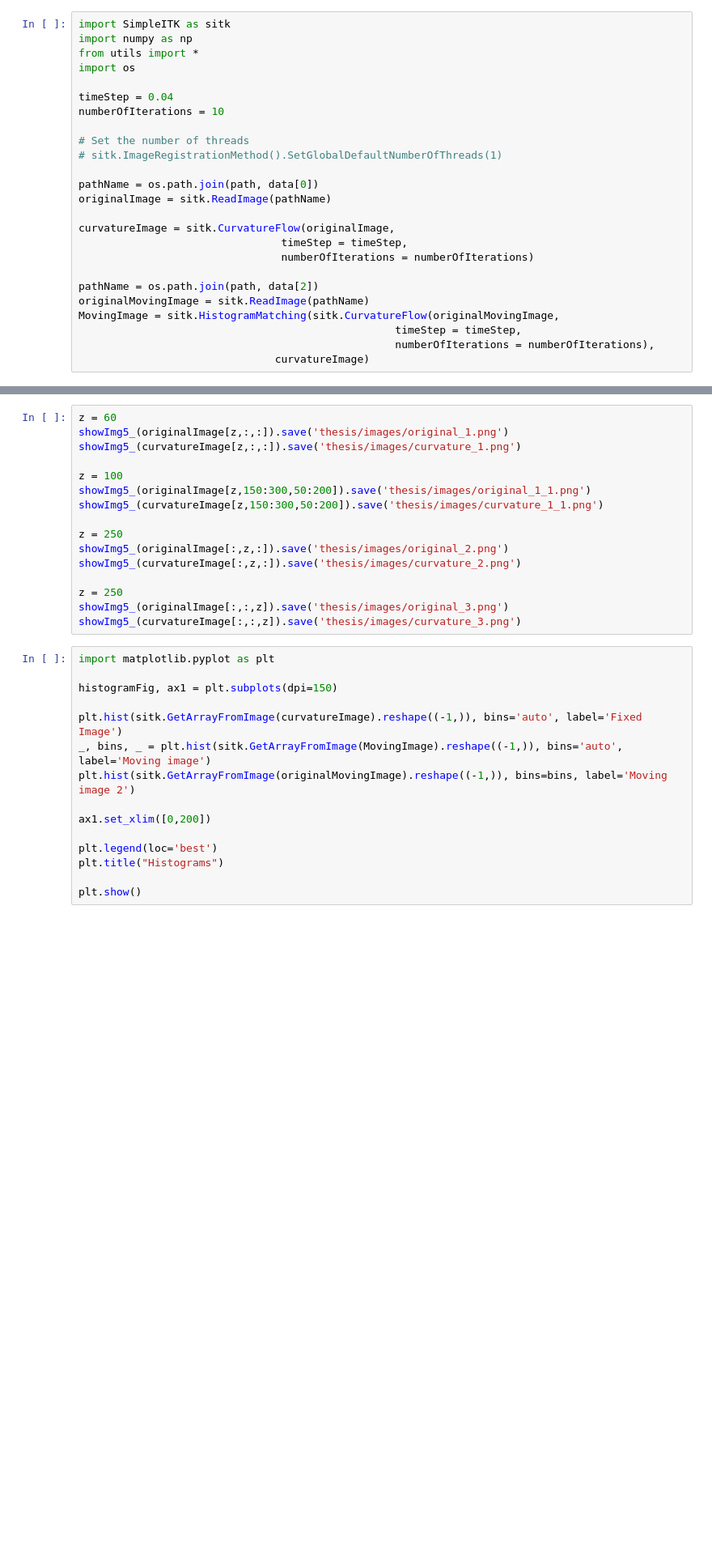
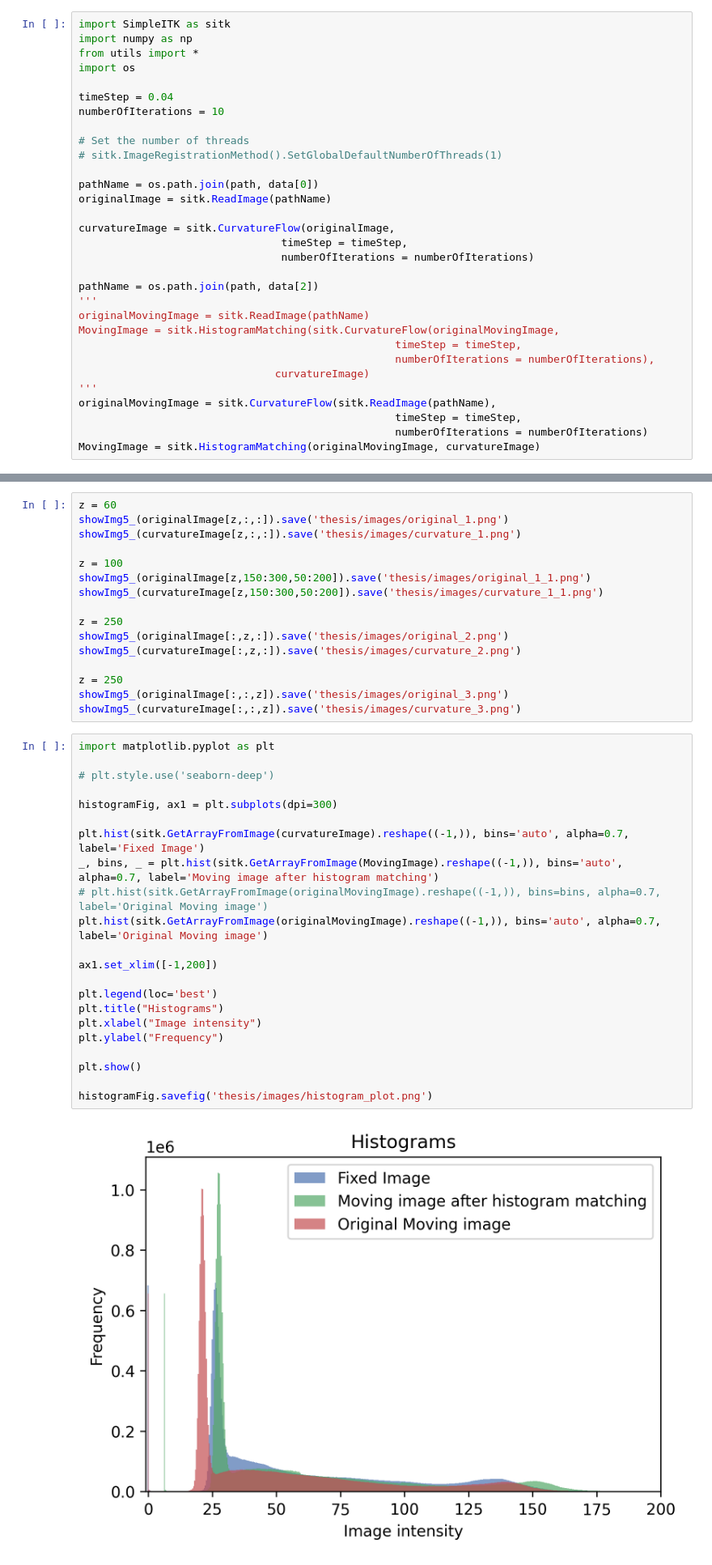
Before and after one commit to EKostinoudis/Knee-Segmentation, a Jupyter notebook: Plots.ipynb, the cells around one changed output, grey strips where cells are left out. Shown: that part at 81% size. Cells and saved outputs as stored; diff of their text form; blank space fills up the shorter version.

Commit message:
method: histogram matching

```diff
--- a/Plots.ipynb
+++ b/Plots.ipynb
@@ -31,11 +31,17 @@ curvatureImage = sitk.CurvatureFlow(originalImage,
                                 numberOfIterations = numberOfIterations)
 
 pathName = os.path.join(path, data[2])
+'''
 originalMovingImage = sitk.ReadImage(pathName)
 MovingImage = sitk.HistogramMatching(sitk.CurvatureFlow(originalMovingImage,
                                                   timeStep = timeStep,
                                                   numberOfIterations = numberOfIterations),
                                curvatureImage)
+'''
+originalMovingImage = sitk.CurvatureFlow(sitk.ReadImage(pathName),
+                                                  timeStep = timeStep,
+                                                  numberOfIterations = numberOfIterations)
+MovingImage = sitk.HistogramMatching(originalMovingImage, curvatureImage)
 # %%
 from PIL import Image
 import numpy as np
@@ -82,15 +88,24 @@ showImg5_(curvatureImage[:,:,z]).save('thesis/images/curvature_3.png')
 # %%
 import matplotlib.pyplot as plt
 
-histogramFig, ax1 = plt.subplots(dpi=150)
+# plt.style.use('seaborn-deep')
 
-plt.hist(sitk.GetArrayFromImage(curvatureImage).reshape((-1,)), bins='auto', label='Fixed Image')
-_, bins, _ = plt.hist(sitk.GetArrayFromImage(MovingImage).reshape((-1,)), bins='auto', label='Moving image')
-plt.hist(sitk.GetArrayFromImage(originalMovingImage).reshape((-1,)), bins=bins, label='Moving image 2')
+histogramFig, ax1 = plt.subplots(dpi=300)
 
-ax1.set_xlim([0,200])
+plt.hist(sitk.GetArrayFromImage(curvatureImage).reshape((-1,)), bins='auto', alpha=0.7, label='Fixed Image')
+_, bins, _ = plt.hist(sitk.GetArrayFromImage(MovingImage).reshape((-1,)), bins='auto', alpha=0.7, label='Moving image after histogram matching')
+# plt.hist(sitk.GetArrayFromImage(originalMovingImage).reshape((-1,)), bins=bins, alpha=0.7, label='Original Moving image')
+plt.hist(sitk.GetArrayFromImage(originalMovingImage).reshape((-1,)), bins='auto', alpha=0.7, label='Original Moving image')
+
+ax1.set_xlim([-1,200])
 
 plt.legend(loc='best')
 plt.title("Histograms")
+plt.xlabel("Image intensity")
+plt.ylabel("Frequency")
 
 plt.show()
+
+histogramFig.savefig('thesis/images/histogram_plot.png')
+# %% [output]
+[figure, added]
```
Also changed, not shown: parts of 1 cell of this notebook, 5 other files.
